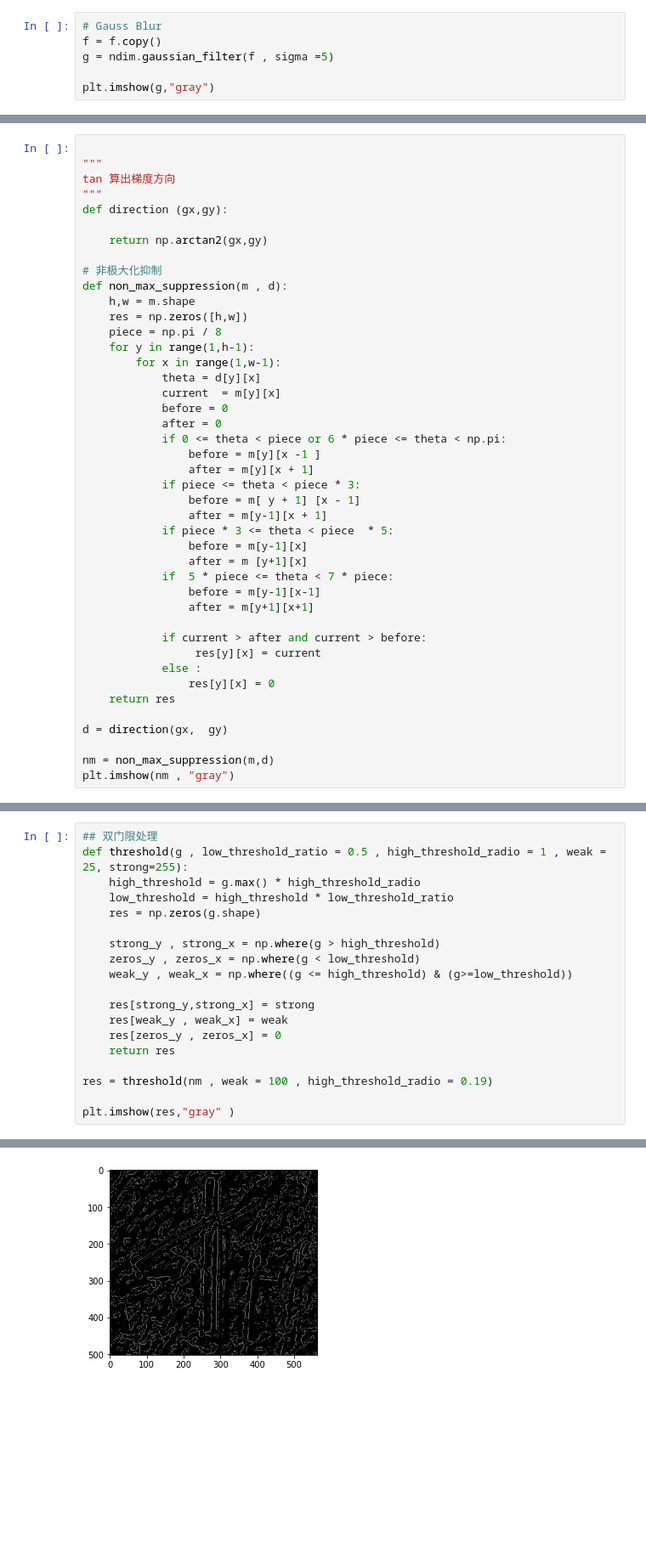
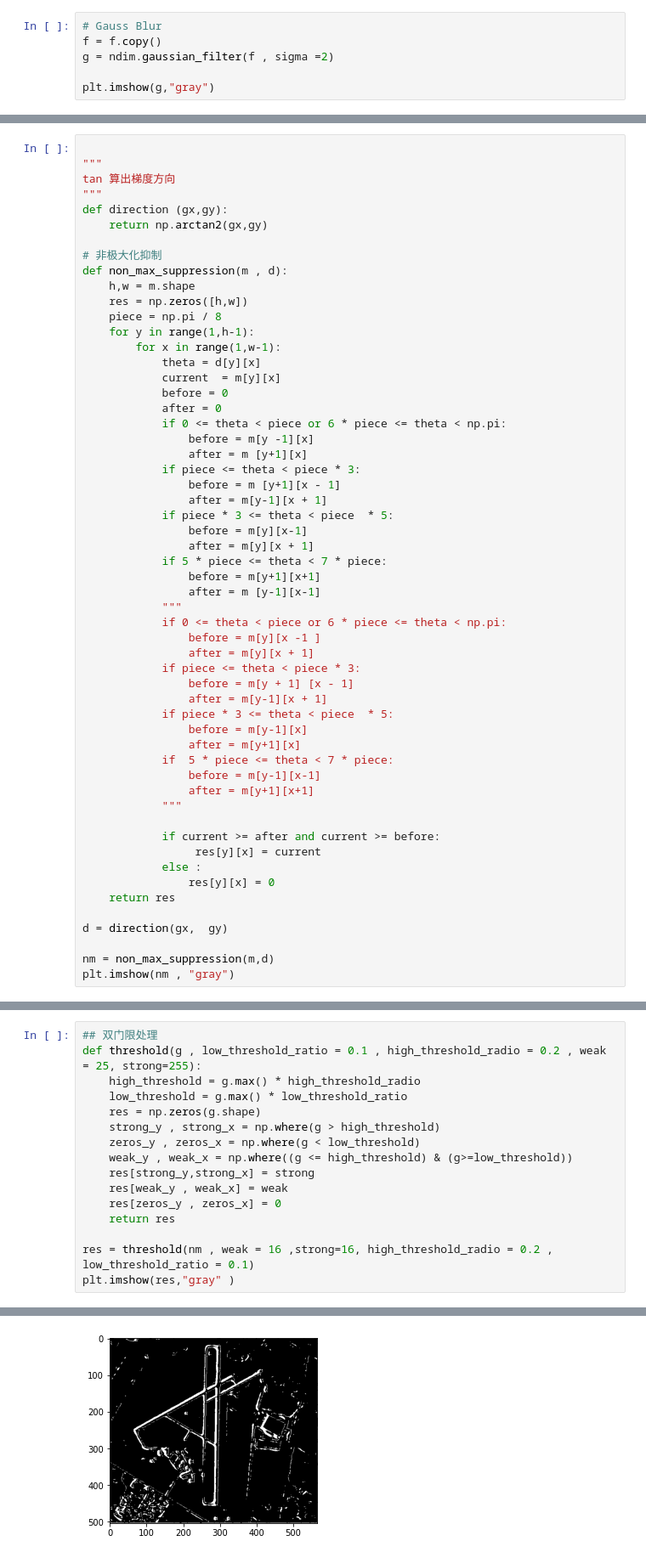
Before and after one commit to swzhxx/DIP, a Jupyter notebook: segmentation/canny-edge.ipynb, the cells around one changed output, grey strips where cells are left out. Shown at 85% size. Drawn from its saved outputs; the diff is of its cells as text; blank space fills up the shorter version.

```diff
--- a/segmentation/canny-edge.ipynb
+++ b/segmentation/canny-edge.ipynb
@@ -11,7 +12,7 @@ plt.imshow(f , "gray")
 # %%
 # Gauss Blur
 f = f.copy()
-g = ndim.gaussian_filter(f , sigma =5)
+g = ndim.gaussian_filter(f , sigma =2)
 
 plt.imshow(g,"gray")
 # %% [output]
@@ -74,7 +79,6 @@ plt.imshow(m , "gray")
 tan 算出梯度方向
 """
 def direction (gx,gy):
-
     return np.arctan2(gx,gy)
 
 # 非极大化抑制
@@ -89,19 +93,33 @@ def non_max_suppression(m , d):
             before = 0
             after = 0
             if 0 <= theta < piece or 6 * piece <= theta < np.pi:
+                before = m[y -1][x]
+                after = m [y+1][x]
+            if piece <= theta < piece * 3:
+                before = m [y+1][x - 1]
+                after = m[y-1][x + 1]
+            if piece * 3 <= theta < piece  * 5:
+                before = m[y][x-1]
+                after = m[y][x + 1]
+            if 5 * piece <= theta < 7 * piece:
+                before = m[y+1][x+1]
+                after = m [y-1][x-1]
+            """
+            if 0 <= theta < piece or 6 * piece <= theta < np.pi:
                 before = m[y][x -1 ]
                 after = m[y][x + 1]
             if piece <= theta < piece * 3:
-                before = m[ y + 1] [x - 1]
+                before = m[y + 1] [x - 1]
                 after = m[y-1][x + 1]
             if piece * 3 <= theta < piece  * 5:
                 before = m[y-1][x]
-                after = m [y+1][x]
+                after = m[y+1][x]
             if  5 * piece <= theta < 7 * piece:
                 before = m[y-1][x-1]
                 after = m[y+1][x+1]
+            """
 
-            if current > after and current > before:
+            if current >= after and current >= before:
                  res[y][x] = current
             else :
                 res[y][x] = 0
@@ -117,22 +135,19 @@ plt.imshow(nm , "gray")
 # %%
 ## 双门限处理
-def threshold(g , low_threshold_ratio = 0.5 , high_threshold_radio = 1 , weak = 25, strong=255):
+def threshold(g , low_threshold_ratio = 0.1 , high_threshold_radio = 0.2 , weak = 25, strong=255):
     high_threshold = g.max() * high_threshold_radio
-    low_threshold = high_threshold * low_threshold_ratio
+    low_threshold = g.max() * low_threshold_ratio
     res = np.zeros(g.shape)
-
     strong_y , strong_x = np.where(g > high_threshold)
     zeros_y , zeros_x = np.where(g < low_threshold)
     weak_y , weak_x = np.where((g <= high_threshold) & (g>=low_threshold))
-
     res[strong_y,strong_x] = strong
     res[weak_y , weak_x] = weak
     res[zeros_y , zeros_x] = 0
     return res
 
-res = threshold(nm , weak = 100 , high_threshold_radio = 0.19)
-
+res = threshold(nm , weak = 16 ,strong=16, high_threshold_radio = 0.2 , low_threshold_ratio = 0.1)
 plt.imshow(res,"gray" )
 # %% [output]
 <matplotlib.image.AxesImage at 0x...>
-[figure, old version]
+[figure, new version]
```
Also changed, not shown: parts of 10 cells of this notebook, 1 other file.
